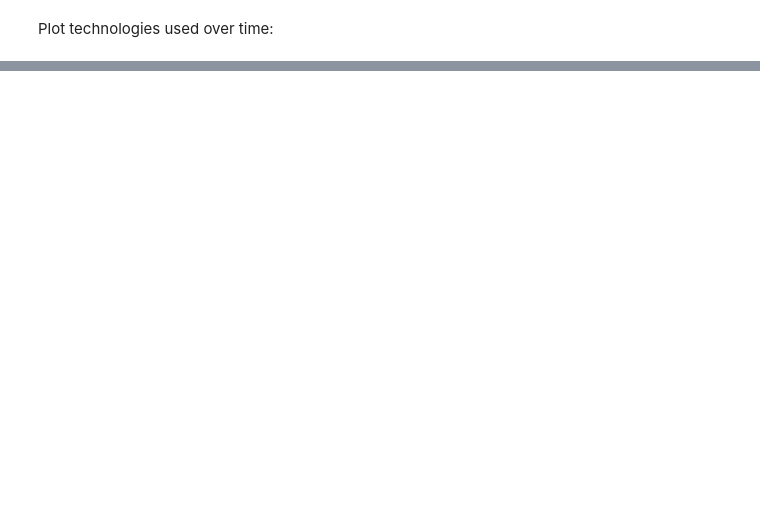
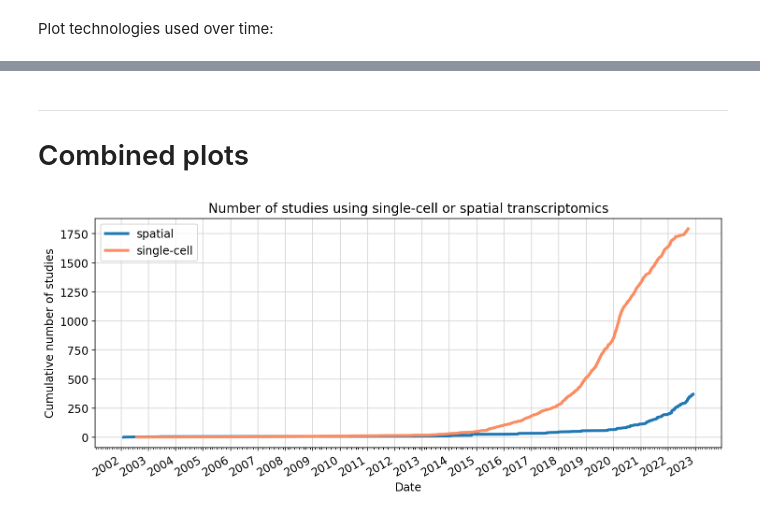
Before and after one commit to sbooeshaghi/transcriptomics-studies-over-time, a Jupyter notebook: single_cell_studies_over_time.ipynb, the cells around one changed output, grey strips where cells are left out. Cells and saved outputs as stored; diff of their text form; code cells hidden in the pictures; blank space fills up the shorter version.

```diff
--- a/single_cell_studies_over_time.ipynb
+++ b/single_cell_studies_over_time.ipynb
@@ -214,0 +322,40 @@ Plot technologies used over time:
+# %% [markdown]
+___
+# Combined plots
+# %%
+fig, ax = plt.subplots(figsize=(12, 5))
+
+# Get counts per date
+x1 = df_spatial.date_published
+y1 = df_spatial["count"].groupby(df_spatial.date_published.dt.time).cumsum()
+ax.plot(x1, y1, lw=3, color="#1f78b4", label="spatial")
+
+x2 = df.Date
+y2 = df["count"].groupby(df.Date.dt.time).cumsum()
+ax.plot(x2, y2, lw=3, color="#fc8d62", label="single-cell")
+
+ax.set_title("Number of studies using single-cell or spatial transcriptomics", fontsize=fontsize+2)
+ax.set_xlabel("Date", fontsize=fontsize)
+ax.set_ylabel("Cumulative number of studies", fontsize=fontsize)
+ax.tick_params(axis='both', which='major', labelsize=fontsize)
+
+ax.legend(fontsize=fontsize)
+
+# Format the x ticks
+years = mdates.YearLocator()   # every year
+months = mdates.MonthLocator() # every month
+yearsFmt = mdates.DateFormatter('%Y')
+ax.xaxis.set_major_locator(years)
+ax.xaxis.set_major_formatter(yearsFmt)
+ax.xaxis.set_minor_locator(months)
+fig.autofmt_xdate()
+
+# Add grid and set below graph
+ax.grid(True, which="major", color="lightgray")
+ax.set_axisbelow(True)
+
+plt.savefig("./plots/studies_over_time.png", bbox_inches='tight', dpi=300)
+
+fig.show()
+# %% [output]
+[figure, added]
```
Also changed, not shown: parts of 16 cells of this notebook.
